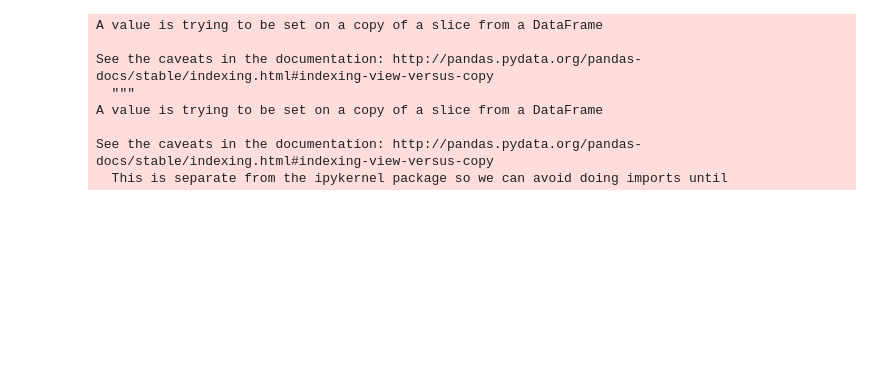
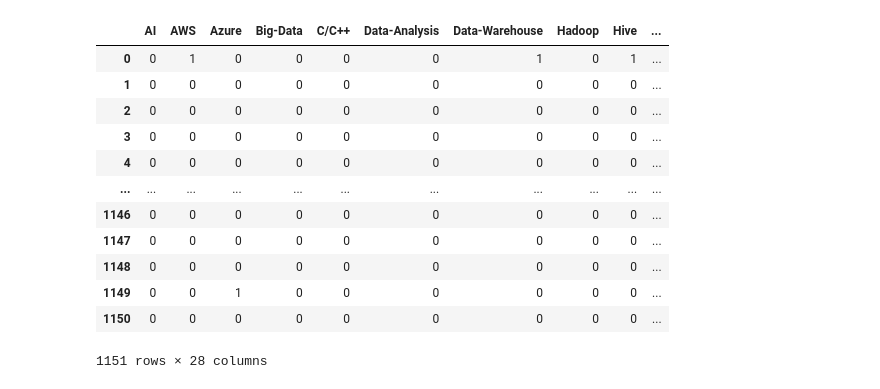
Before and after one commit to Johnnydaszhu/CapStone, a Jupyter notebook: 02Data_for_ML.ipynb, the cells around one changed output. Cells and saved outputs as stored; diff of their text form; code cells hidden in the pictures; blank space fills up the shorter version.

```diff
--- a/02Data_for_ML.ipynb
+++ b/02Data_for_ML.ipynb
@@ -153,18 +78,19 @@ df_update['Is_DA'] = np.nan
-# %%
-for i in np.arange(0,1151):
-    if 'data' in df_update['job_title'][i].lower():
-        df_update['Is_DA'][i] = 1
-    else:
-        df_update['Is_DA'][i] = 0
-# %% [output]
-A value is trying to be set on a copy of a slice from a DataFrame
-
-See the caveats in the documentation: http://pandas.pydata.org/pandas-docs/stable/indexing.html#indexing-view-versus-copy
-  """
-A value is trying to be set on a copy of a slice from a DataFrame
-
-See the caveats in the documentation: http://pandas.pydata.org/pandas-docs/stable/indexing.html#indexing-view-versus-copy
-  This is separate from the ipykernel package so we can avoid doing imports until
+# %%
+df_skill
+# %% [output]
+|  | AI | AWS | Azure | Big-Data | C/C++ | Data-Analysis | Data-Warehouse | Hadoop | Hive | ... |
+| 0 | 0 | 1 | 0 | 0 | 0 | 0 | 1 | 0 | 1 | ... |
+| 1 | 0 | 0 | 0 | 0 | 0 | 0 | 0 | 0 | 0 | ... |
+| 2 | 0 | 0 | 0 | 0 | 0 | 0 | 0 | 0 | 0 | ... |
+| 3 | 0 | 0 | 0 | 0 | 0 | 0 | 0 | 0 | 0 | ... |
+| 4 | 0 | 0 | 0 | 0 | 0 | 0 | 0 | 0 | 0 | ... |
+| ... | ... | ... | ... | ... | ... | ... | ... | ... | ... | ... |
+| 1146 | 0 | 0 | 0 | 0 | 0 | 0 | 0 | 0 | 0 | ... |
+| 1147 | 0 | 0 | 0 | 0 | 0 | 0 | 0 | 0 | 0 | ... |
+| 1148 | 0 | 0 | 0 | 0 | 0 | 0 | 0 | 0 | 0 | ... |
+| 1149 | 0 | 0 | 1 | 0 | 0 | 0 | 0 | 0 | 0 | ... |
+| 1150 | 0 | 0 | 0 | 0 | 0 | 0 | 0 | 0 | 0 | ... |
+1151 rows × 28 columns
 # %%
 df_update = pd.concat([df_update, df_skill], axis=1)
 # %%
```
Also changed, not shown: parts of 19 cells of this notebook, 12 other files.
